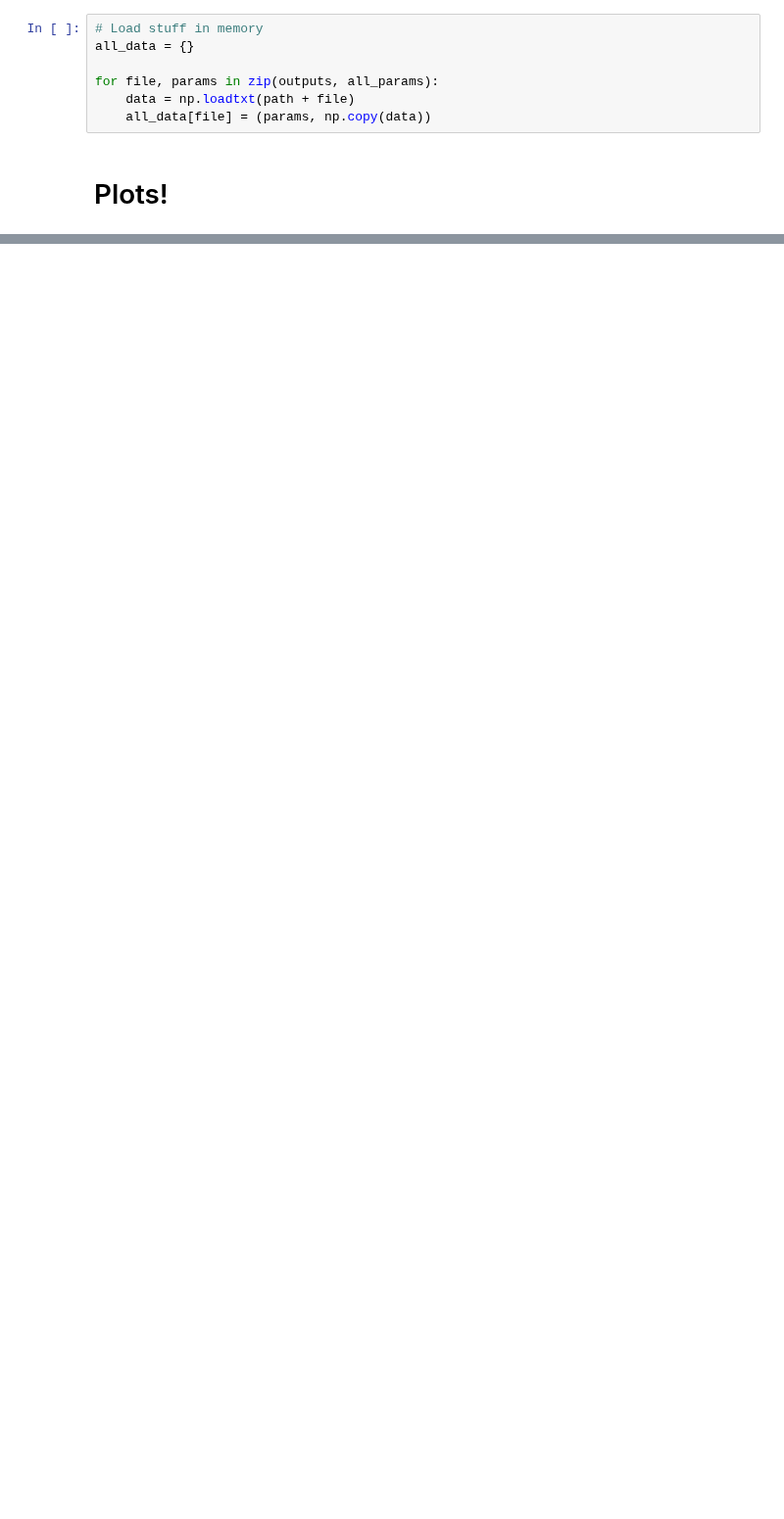
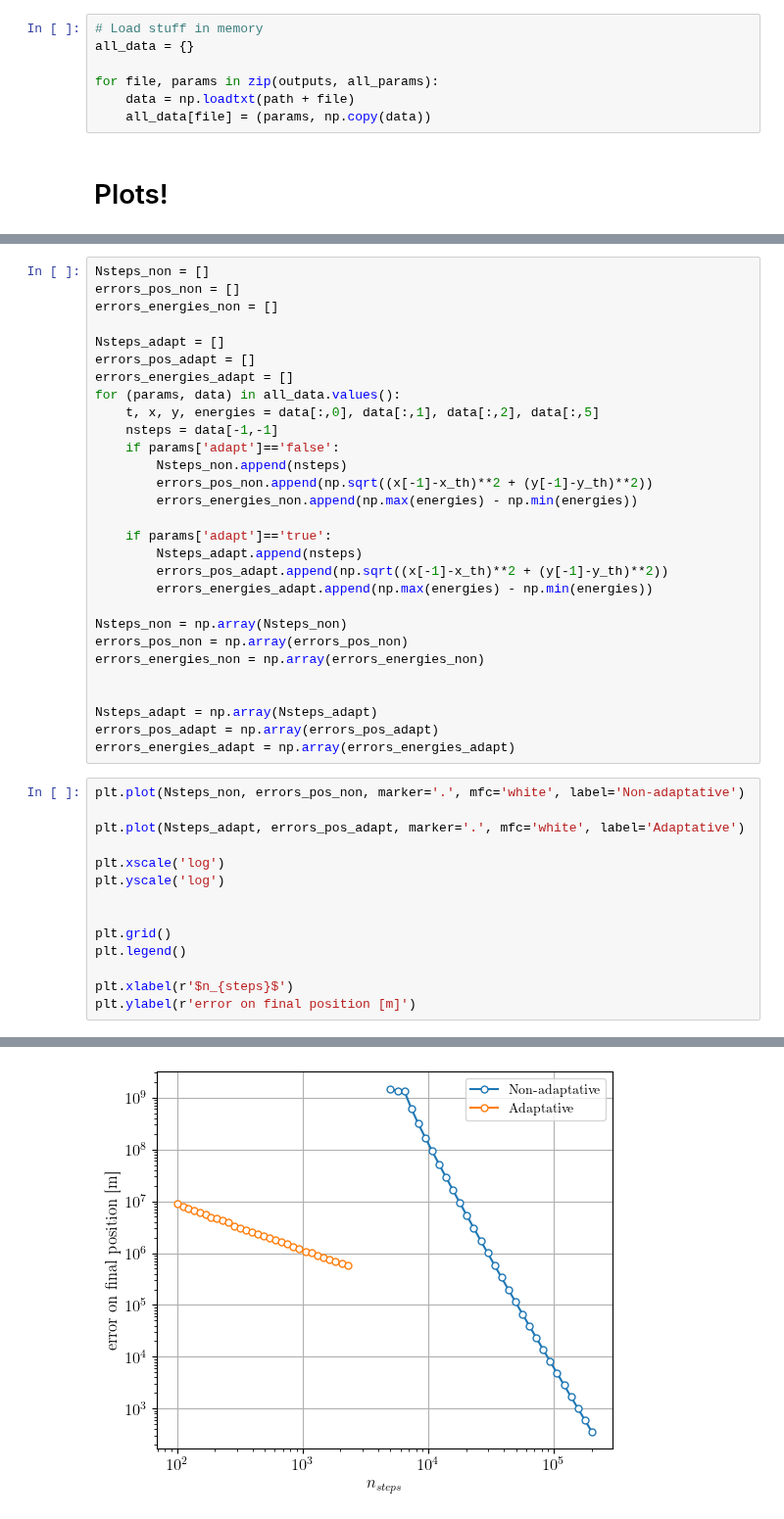
Before and after one commit to TomVdt/PhysNum, a Jupyter notebook: exercice3/analysis/analysis3aii.ipynb, the cells around one changed output, grey strips where cells are left out. Shown at 98% size. Drawn from its saved outputs; the diff is of its cells as text; blank space fills up the shorter version.

```diff
--- a/exercice3/analysis/analysis3aii.ipynb
+++ b/exercice3/analysis/analysis3aii.ipynb
@@ -53,0 +79,44 @@ for file, params in zip(outputs, all_params):
+# %%
+Nsteps_non = []
+errors_pos_non = []
+errors_energies_non = []
+
+Nsteps_adapt = []
+errors_pos_adapt = []
+errors_energies_adapt = []
+for (params, data) in all_data.values():
+    t, x, y, energies = data[:,0], data[:,1], data[:,2], data[:,5]
+    nsteps = data[-1,-1]
+    if params['adapt']=='false':
+        Nsteps_non.append(nsteps)
+        errors_pos_non.append(np.sqrt((x[-1]-x_th)**2 + (y[-1]-y_th)**2))
+        errors_energies_non.append(np.max(energies) - np.min(energies))
+
+    if params['adapt']=='true':
+        Nsteps_adapt.append(nsteps)
+        errors_pos_adapt.append(np.sqrt((x[-1]-x_th)**2 + (y[-1]-y_th)**2))
+        errors_energies_adapt.append(np.max(energies) - np.min(energies))
+
+Nsteps_non = np.array(Nsteps_non)
+errors_pos_non = np.array(errors_pos_non)
+errors_energies_non = np.array(errors_energies_non)
+
+
+Nsteps_adapt = np.array(Nsteps_adapt)
+errors_pos_adapt = np.array(errors_pos_adapt)
+errors_energies_adapt = np.array(errors_energies_adapt)
+# %%
+plt.plot(Nsteps_non, errors_pos_non, marker='.', mfc='white', label='Non-adaptative')
+
+plt.plot(Nsteps_adapt, errors_pos_adapt, marker='.', mfc='white', label='Adaptative')
+
+plt.xscale('log')
+plt.yscale('log')
+
+
+plt.grid()
+plt.legend()
+
+plt.xlabel(r'$n_{steps}$')
+plt.ylabel(r'error on final position [m]')
+# %% [output]
@@ -53,0 +124 @@ for file, params in zip(outputs, all_params):
+[figure, added]
```
Also changed, not shown: parts of 8 cells of this notebook, 3 other files.
